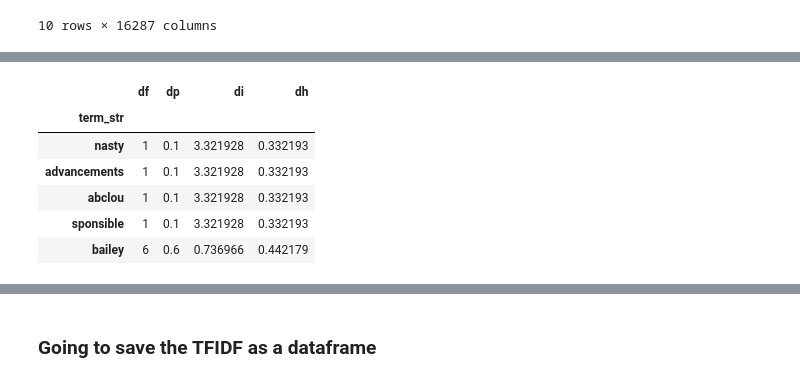
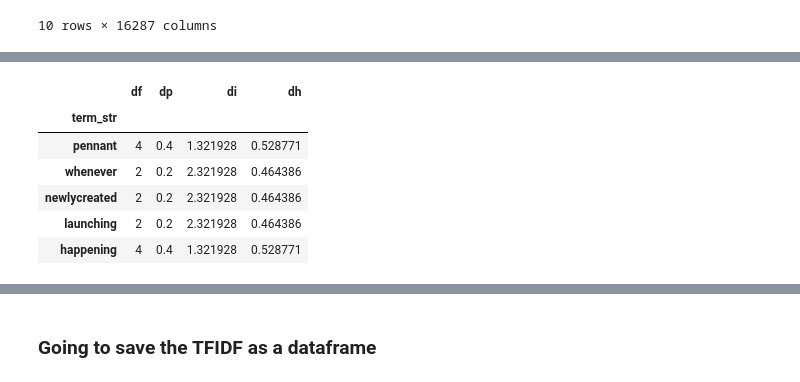
Before and after one commit to aniyahlater/ds5001_final_project, a Jupyter notebook: Cleaning and Derived Tables.ipynb, the cells around one changed output, grey strips where cells are left out. Saved outputs shown, nothing was run; the diff lists cells and outputs as text; code cells hidden in the pictures.

Commit message:
updated l2 threshold

```diff
--- a/Cleaning and Derived Tables.ipynb
+++ b/Cleaning and Derived Tables.ipynb
@@ -1000,16 +1000,16 @@ V.sample(5)
 # %%
-sig_thresh = .125
+sig_thresh = .34
 SIGS = V[V.dh >= sig_thresh]
 (len(SIGS) / len(V)) * 100, len(SIGS)
 SIGS.sample(5)
 # %% [output]
 |  | df | dp | di | dh |
 | term_str |  |  |  |  |
-| nasty | 1 | 0.1 | 3.321928 | 0.332193 |
-| advancements | 1 | 0.1 | 3.321928 | 0.332193 |
-| abclou | 1 | 0.1 | 3.321928 | 0.332193 |
-| sponsible | 1 | 0.1 | 3.321928 | 0.332193 |
-| bailey | 6 | 0.6 | 0.736966 | 0.442179 |
+| pennant | 4 | 0.4 | 1.321928 | 0.528771 |
+| whenever | 2 | 0.2 | 2.321928 | 0.464386 |
+| newlycreated | 2 | 0.2 | 2.321928 | 0.464386 |
+| launching | 2 | 0.2 | 2.321928 | 0.464386 |
+| happening | 4 | 0.4 | 1.321928 | 0.528771 |
 # %%
 TFIDF_SIGS = TFIDF[SIGS.index].copy()
 L2 = TFIDF_SIGS.apply(lambda x: x / norm(x), 1)
```
Also changed, not shown: parts of 9 cells of this notebook, 1 other file.
